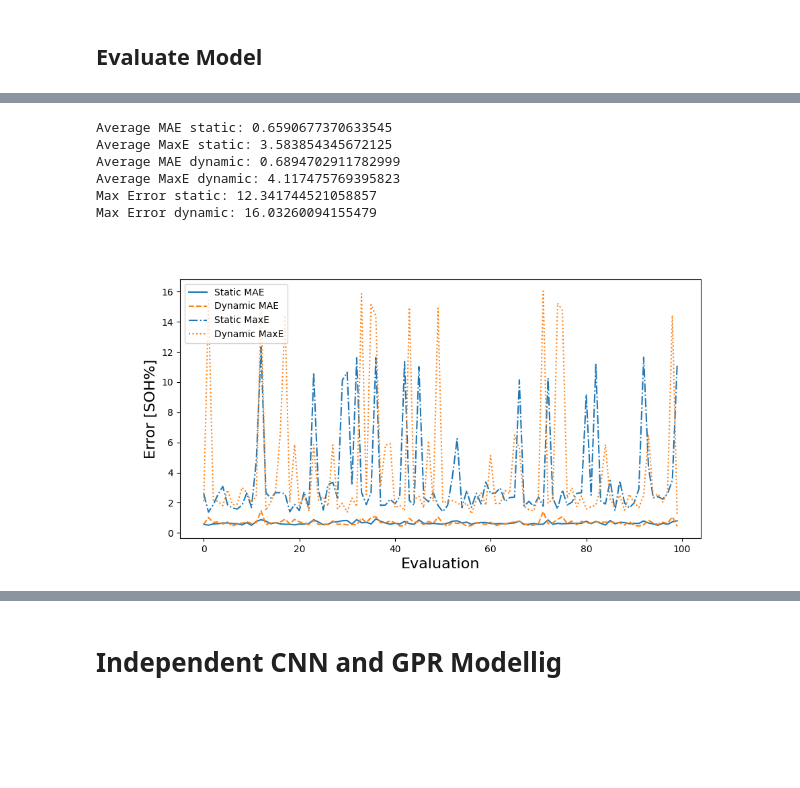
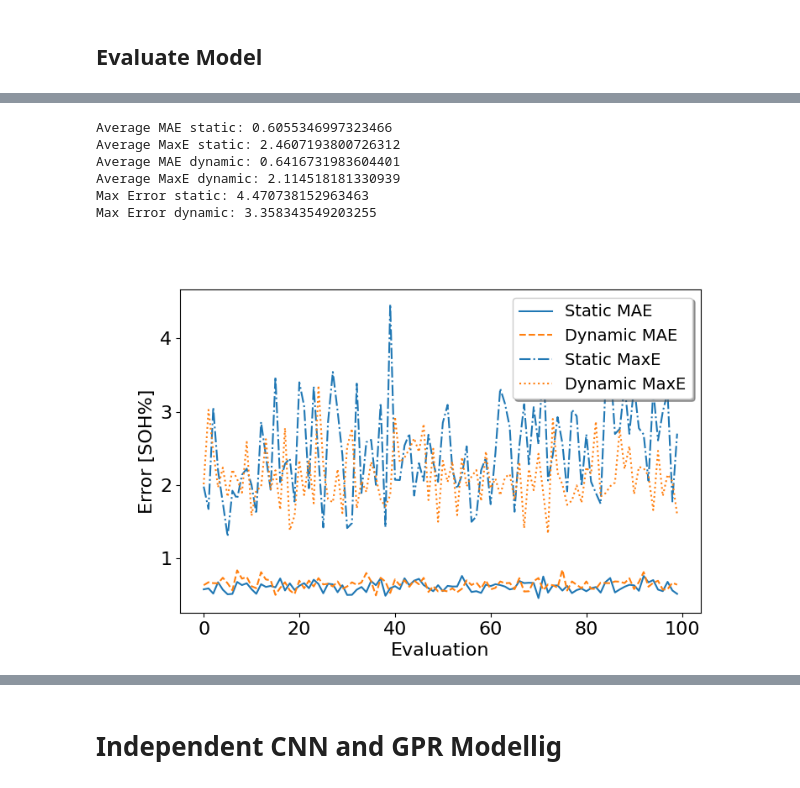
Before and after one commit to seanbuchanan-eng/CNN-GPR, a Jupyter notebook: CNN-GPR.ipynb, the cells around one changed output, grey strips where cells are left out. Cells and saved outputs as stored; diff of their text form; code cells hidden in the pictures; blank space fills up the shorter version.

```diff
--- a/CNN-GPR.ipynb
+++ b/CNN-GPR.ipynb
@@ -707,6 +731,6 @@ If you would rather use the pre-trained model from the paper than train your own
 # %%
 # Uncomment below to load the trained model from the paper.
-# siso_cnn_gp_pc.load_weights(os.path.join(dir_path, 'CNN-GPR Model', 'Linear', 'cnn_gp_15_85_50_200'))
+siso_cnn_gp_pc.load_weights(os.path.join(dir_path, 'CNN-GPR Model', 'Linear', 'cnn_gp_15_85_50_200'))
 # %% [output]
 <tensorflow.python.training.tracking.util.CheckpointLoadStatus at 0x...>
 # %% [markdown]
@@ -714,7 +738,5 @@ If you would rather use the pre-trained model from the paper than train your own
 # %%
 # Calculate new random partial charge inputs
 val_tuple1, MG_tuple = run_rand(boo=False, validation=True)
-# %%
-plt.style.use('default')
 # %%
 %matplotlib widget
@@ -791,10 +804,8 @@ plot_soc(tup, soc=True, voltage=False, seg=True)
-# %%
-plt.style.use('default')
 # %%
 val = [[],[]]
 mg = [[],[]]
 for i in range(0,100):
-    val_tuple1, MG_tuple = run_rand(boo=False, validation=False)
+    val_tuple1, MG_tuple = run_rand(boo=False, validation=True)
 
     val_mean = siso_cnn_gp_pc(val_tuple1[0][:,:,:2]).mean().numpy().squeeze()
     val[0].append(np.sum(abs(val_tuple1[-2] - val_mean.reshape(-1,1))/len(val_tuple1[-2])))
@@ -805,29 +816,29 @@ for i in range(0,100):
     mg[1].append(np.max(abs(MG_tuple[-2] - mg_mean.reshape(-1,1))))
 # %%
 %matplotlib widget
-fig = plt.figure(figsize=(10,5))
+fig = plt.figure(figsize=(8,5))
 plt.plot(val[0], label='Static MAE', color='tab:blue')
 plt.plot(mg[0], label='Dynamic MAE', color='tab:orange', linestyle='--')
 # plt.subplot(122)
 plt.plot(val[1], label='Static MaxE', color='tab:blue', linestyle='-.')
 plt.plot(mg[1], label='Dynamic MaxE', color='tab:orange', linestyle=':')
 plt.xlabel('Evaluation', fontsize=16)
 plt.ylabel('Error [SOH%]', fontsize=16)
-plt.legend(loc='upper left');
+plt.tick_params(labelsize=16)
+plt.legend(loc='upper right', fontsize=14, fancybox=True, shadow=True);
+plt.gca().yaxis.set_major_formatter(FormatStrFormatter('%.0f'));
 
 print(f"Average MAE static: {np.sum(val[0])/len(val[0])}")
 print(f"Average MaxE static: {np.sum(val[1])/len(val[1])}")
 print(f"Average MAE dynamic: {np.sum(mg[0])/len(mg[0])}")
 print(f"Average MaxE dynamic: {np.sum(mg[1])/len(mg[1])}")
 print(f"Max Error static: {np.max(val[1])}")
 print(f"Max Error dynamic: {np.max(mg[1])}")
-
-fig.savefig('C:\\Users\\seanb\\OneDrive\\Documents\\PRIMED\\Images\\CNN\\100_error_v2.png', dpi=300)
 # %% [output]
-Average MAE static: 0.6590677370633545
-Average MaxE static: 3.583854345672125
-Average MAE dynamic: 0.6894702911782999
-Average MaxE dynamic: 4.117475769395823
-Max Error static: 12.341744521058857
-Max Error dynamic: 16.03260094155479
+Average MAE static: 0.6055346997323466
+Average MaxE static: 2.4607193800726312
+Average MAE dynamic: 0.6416731983604401
+Average MaxE dynamic: 2.114518181330939
+Max Error static: 4.470738152963463
+Max Error dynamic: 3.358343549203255
-[figure, old version]
+[figure, new version]
```
Also changed, not shown: parts of 26 cells of this notebook, 3 other files.
